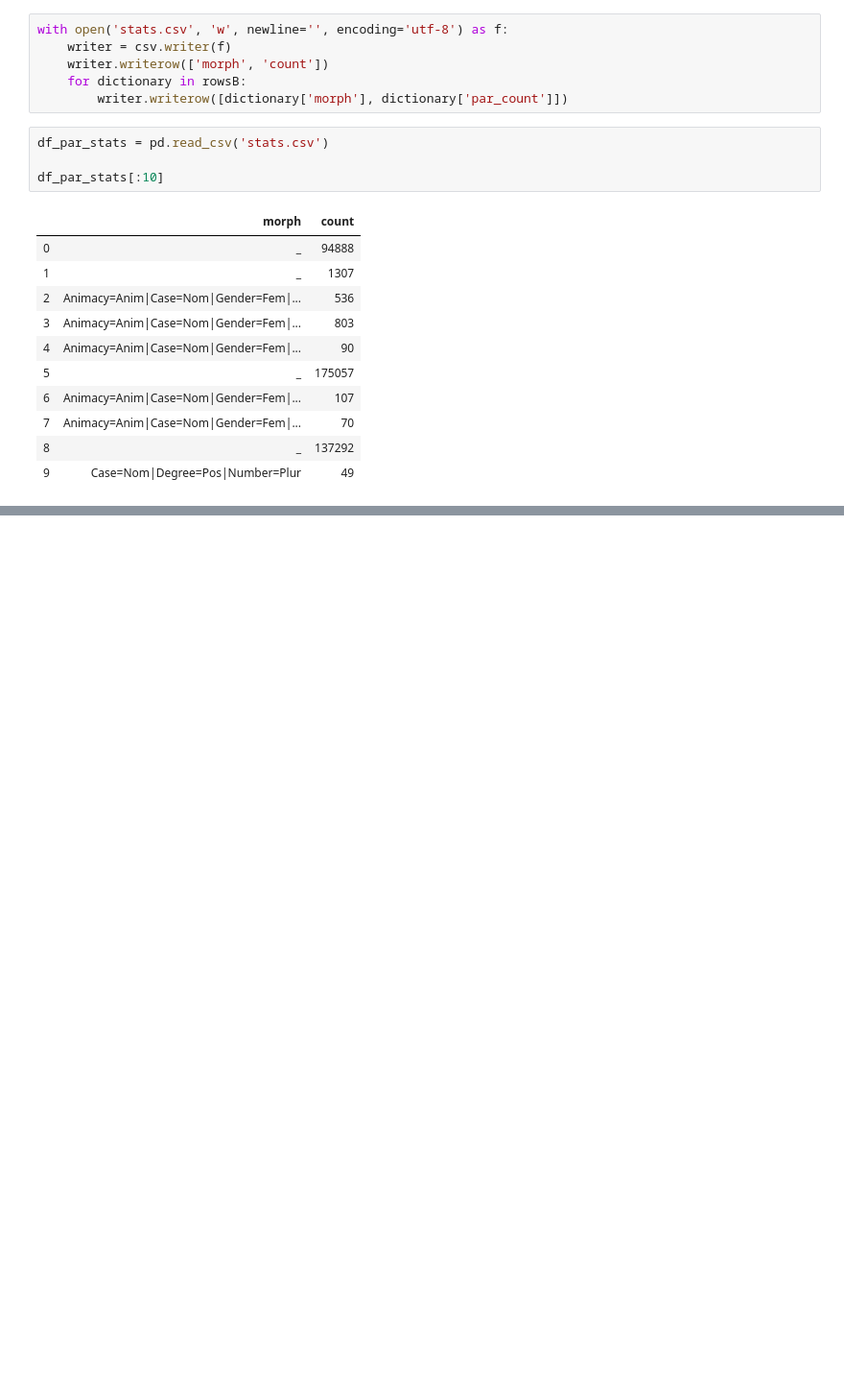
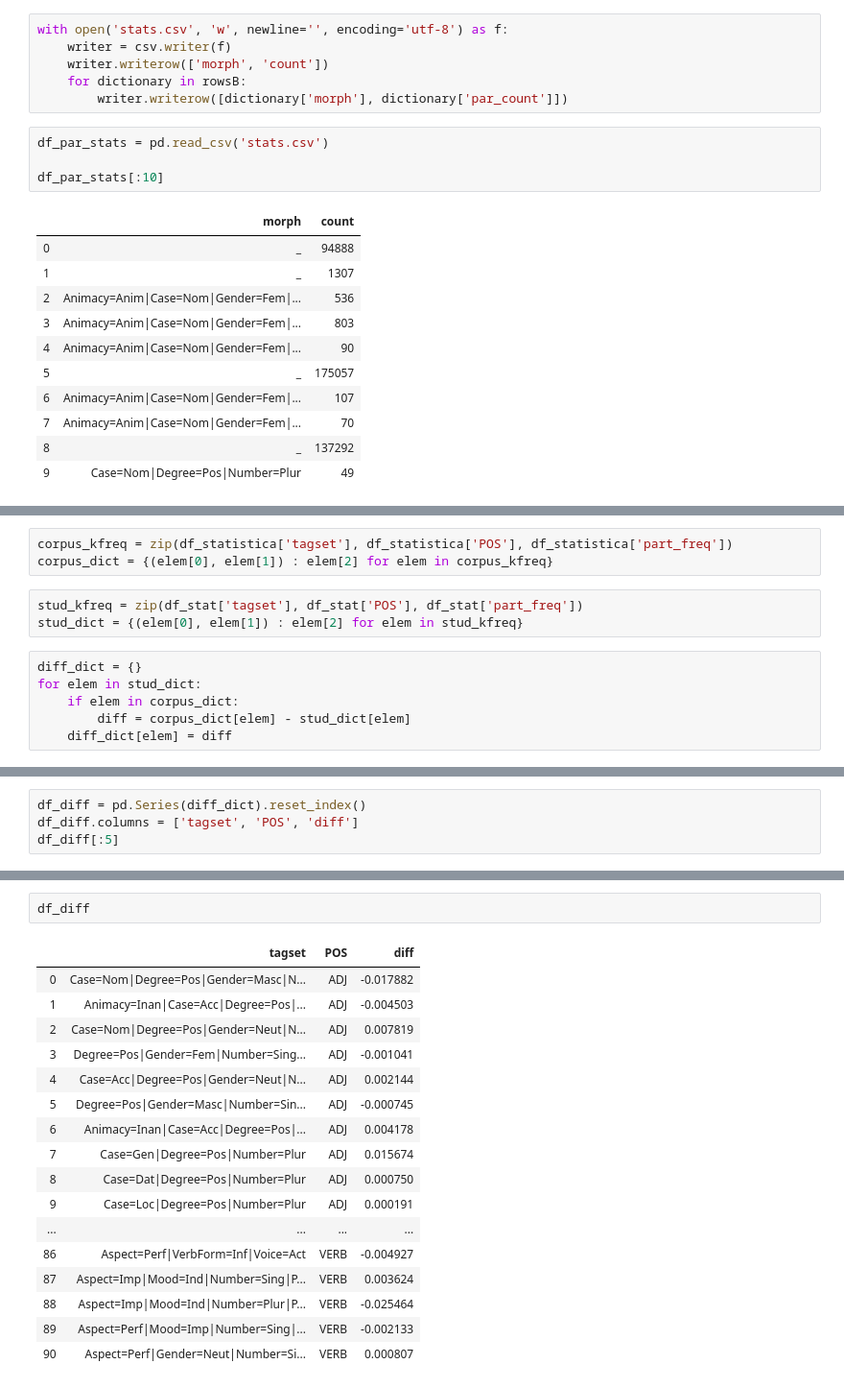
Before and after one commit to lauberto/CATandkittens_2019-2021, a Jupyter notebook: morphology/cat_morph_stats.ipynb, the cells around one changed output, grey strips where cells are left out. Shown at 96% size. Saved outputs shown, nothing was run; the diff lists cells and outputs as text; blank space fills up the shorter version.

```diff
--- a/morphology/cat_morph_stats.ipynb
+++ b/morphology/cat_morph_stats.ipynb
@@ -104,0 +334,12 @@ df_stats.head()
+# %%
+corpus_kfreq = zip(df_statistica['tagset'], df_statistica['POS'], df_statistica['part_freq'])
+corpus_dict = {(elem[0], elem[1]) : elem[2] for elem in corpus_kfreq}
+# %%
+stud_kfreq = zip(df_stat['tagset'], df_stat['POS'], df_stat['part_freq'])
+stud_dict = {(elem[0], elem[1]) : elem[2] for elem in stud_kfreq}
+# %%
+diff_dict = {}
+for elem in stud_dict:
+    if elem in corpus_dict:
+        diff = corpus_dict[elem] - stud_dict[elem]
+    diff_dict[elem] = diff
@@ -104,0 +350,4 @@ df_stats.head()
+# %%
+df_diff = pd.Series(diff_dict).reset_index()
+df_diff.columns = ['tagset', 'POS', 'diff']
+df_diff[:5]
@@ -104,0 +361,20 @@ df_stats.head()
+# %%
+df_diff
+# %% [output]
+|  | tagset | POS | diff |
+| 0 | Case=Nom|Degree=Pos|Gender=Masc|N... | ADJ | -0.017882 |
+| 1 | Animacy=Inan|Case=Acc|Degree=Pos|... | ADJ | -0.004503 |
+| 2 | Case=Nom|Degree=Pos|Gender=Neut|N... | ADJ | 0.007819 |
+| 3 | Degree=Pos|Gender=Fem|Number=Sing... | ADJ | -0.001041 |
+| 4 | Case=Acc|Degree=Pos|Gender=Neut|N... | ADJ | 0.002144 |
+| 5 | Degree=Pos|Gender=Masc|Number=Sin... | ADJ | -0.000745 |
+| 6 | Animacy=Inan|Case=Acc|Degree=Pos|... | ADJ | 0.004178 |
+| 7 | Case=Gen|Degree=Pos|Number=Plur | ADJ | 0.015674 |
+| 8 | Case=Dat|Degree=Pos|Number=Plur | ADJ | 0.000750 |
+| 9 | Case=Loc|Degree=Pos|Number=Plur | ADJ | 0.000191 |
+| ... | ... | ... | ... |
+| 86 | Aspect=Perf|VerbForm=Inf|Voice=Act | VERB | -0.004927 |
+| 87 | Aspect=Imp|Mood=Ind|Number=Sing|P... | VERB | 0.003624 |
+| 88 | Aspect=Imp|Mood=Ind|Number=Plur|P... | VERB | -0.025464 |
+| 89 | Aspect=Perf|Mood=Imp|Number=Sing|... | VERB | -0.002133 |
+| 90 | Aspect=Perf|Gender=Neut|Number=Si... | VERB | 0.000807 |
```
Also changed, not shown: parts of 58 cells of this notebook.
